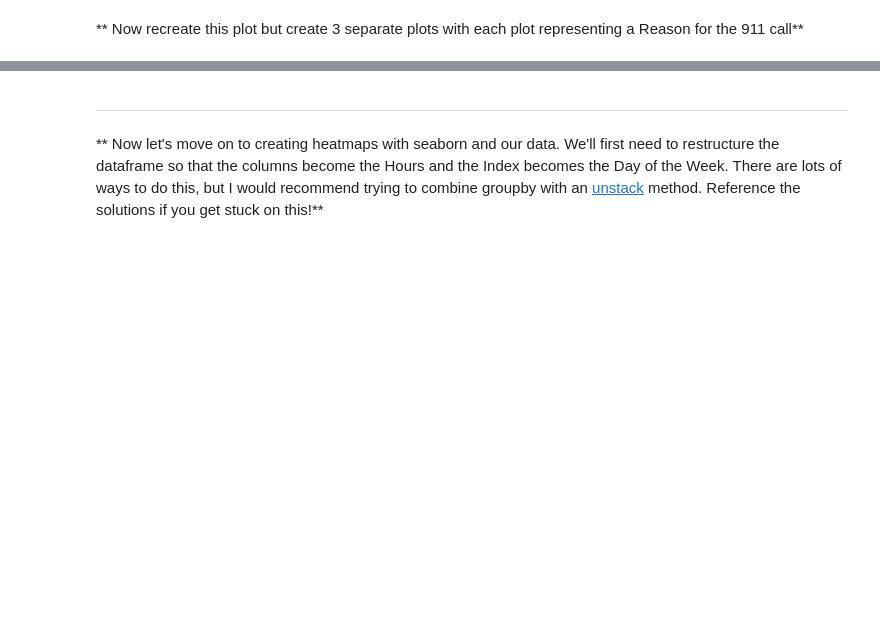
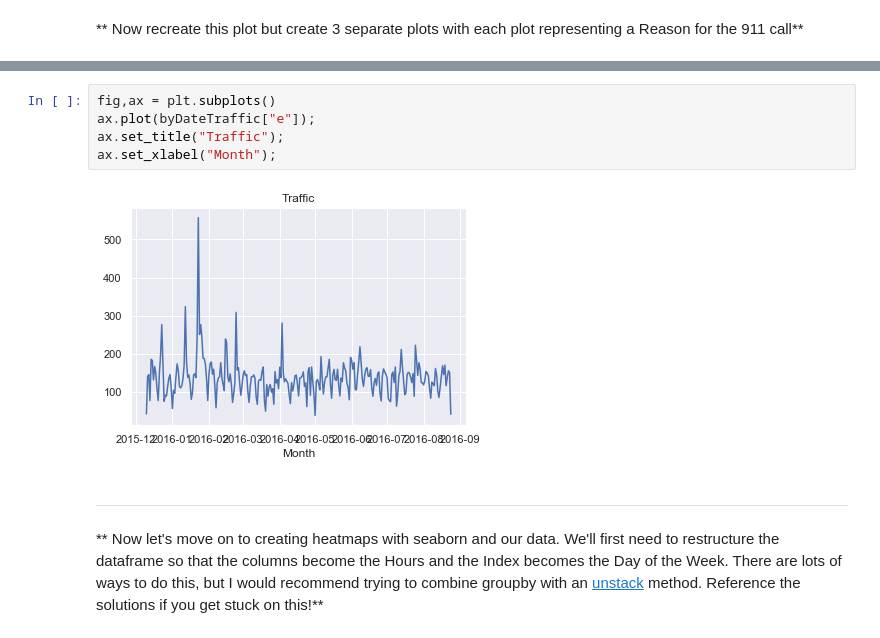
Before and after one commit to TR-1000/Machine-Learning-and-Data-Science, a Jupyter notebook: DS-ML-Bootcamp/10-Data-Capstone-Projects/911 Calls Data Capstone Project Answers.ipynb, the cells around one changed output, grey strips where cells are left out. Cells and saved outputs as stored; diff of their text form; blank space fills up the shorter version.

```diff
--- a/DS-ML-Bootcamp/10-Data-Capstone-Projects/911 Calls Data Capstone Project Answers.ipynb
+++ b/DS-ML-Bootcamp/10-Data-Capstone-Projects/911 Calls Data Capstone Project Answers.ipynb
@@ -459,3 +457,10 @@ df[df["Reasons"] == "Traffic"]
+# %%
+fig,ax = plt.subplots()
+ax.plot(byDateTraffic["e"]);
+ax.set_title("Traffic");
+ax.set_xlabel("Month");
+# %% [output]
+[figure, added]
 # %% [markdown]
 ____
 ** Now let's move on to creating  heatmaps with seaborn and our data. We'll first need to restructure the dataframe so that the columns become the Hours and the Index becomes the Day of the Week. There are lots of ways to do this, but I would recommend trying to combine groupby with an [unstack](http://pandas.pydata.org/pandas-docs/stable/generated/pandas.DataFrame.unstack.html) method. Reference the solutions if you get stuck on this!**
```
Also changed, not shown: parts of 15 cells of this notebook.
